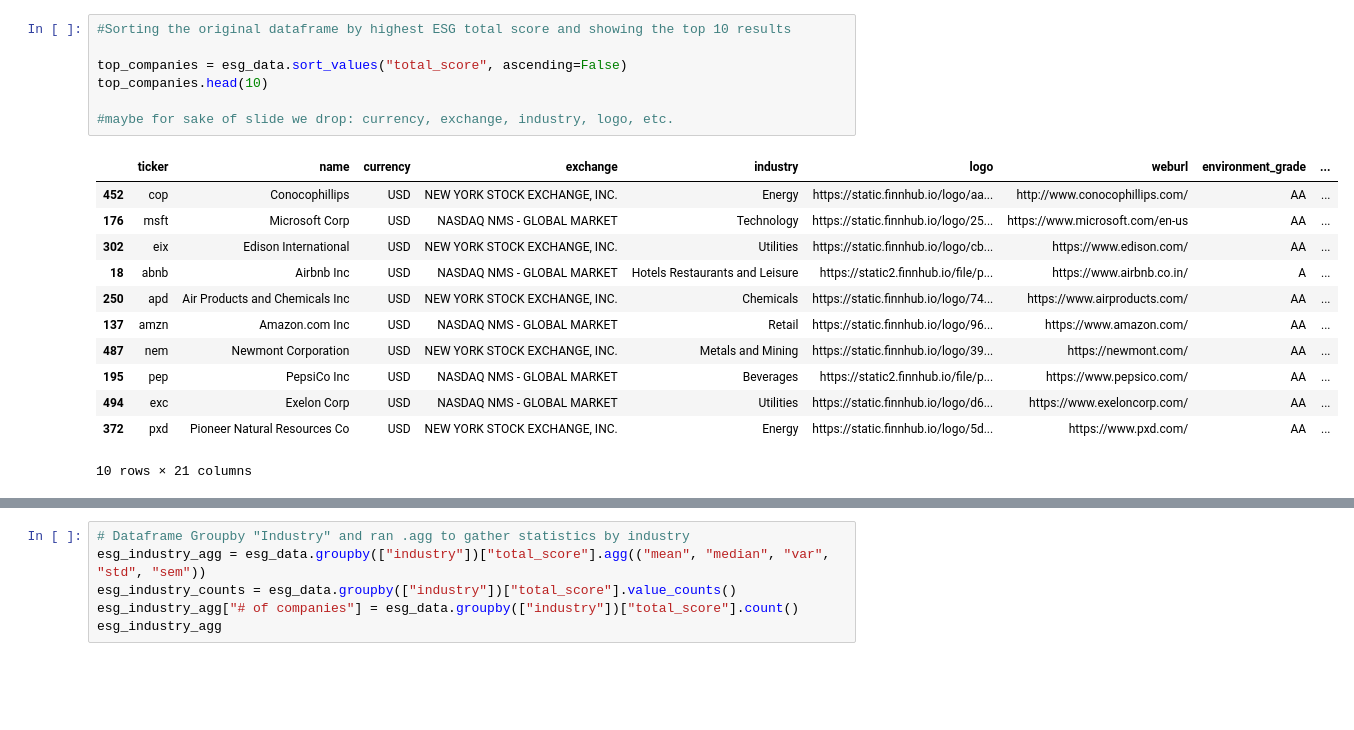
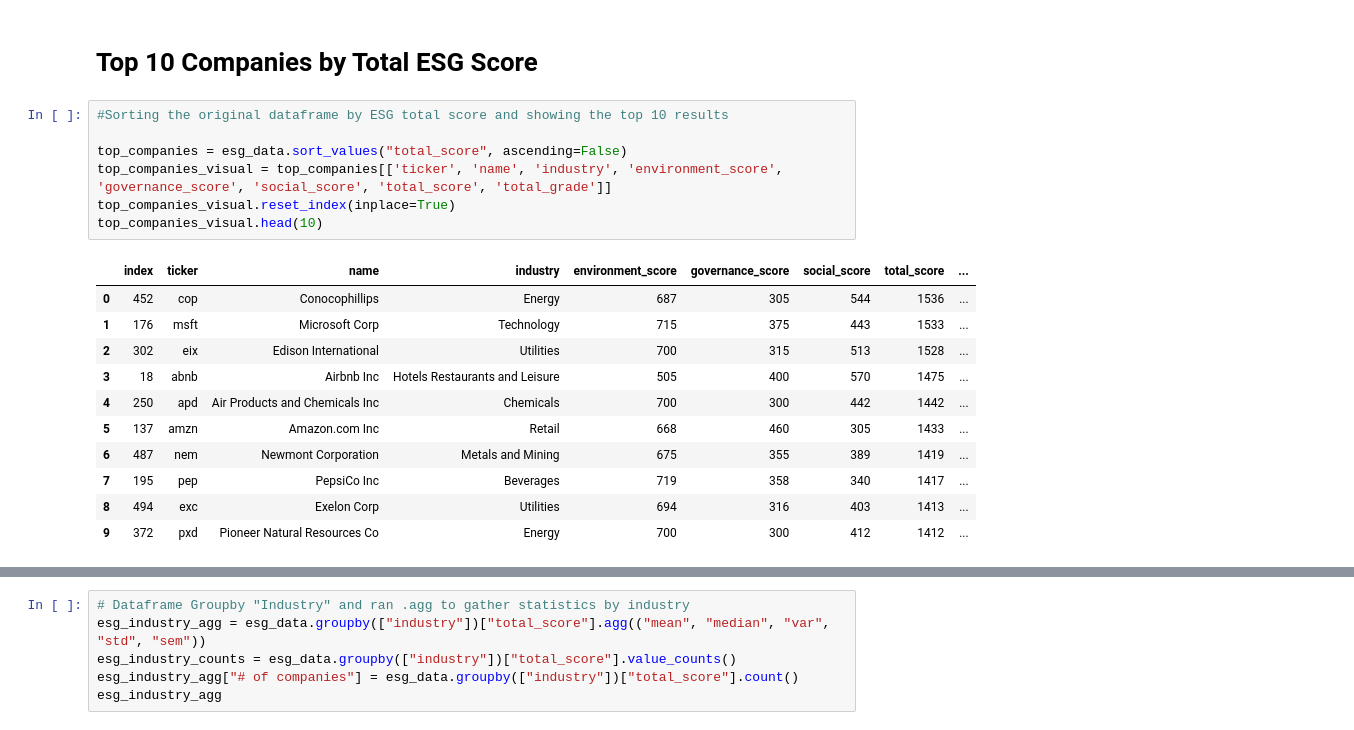
Before and after one commit to r-swift/Group-4-Project-1, a Jupyter notebook: ESG.ipynb, the cells around one changed output, grey strips where cells are left out. Saved outputs shown, nothing was run; the diff lists cells and outputs as text; blank space fills up the shorter version.

```diff
--- a/ESG.ipynb
+++ b/ESG.ipynb
@@ -35,23 +38,24 @@ esg_data.head()
 | 3 | mhk | Mohawk Industries Inc | USD | NEW YORK STOCK EXCHANGE, INC. | Consumer products | https://static.finnhub.io/logo/26... | https://mohawkind.com/ | A | ... |
 | 4 | lyv | Live Nation Entertainment Inc | USD | NEW YORK STOCK EXCHANGE, INC. | Media | https://static.finnhub.io/logo/1c... | https://www.livenationentertainme... | BBB | ... |
 5 rows × 21 columns
+# %% [markdown]
+# Top 10 Companies by Total ESG Score
 # %%
-#Sorting the original dataframe by highest ESG total score and showing the top 10 results
+#Sorting the original dataframe by ESG total score and showing the top 10 results
 
 top_companies = esg_data.sort_values("total_score", ascending=False)
-top_companies.head(10)
-
-#maybe for sake of slide we drop: currency, exchange, industry, logo, etc.
+top_companies_visual = top_companies[['ticker', 'name', 'industry', 'environment_score', 'governance_score', 'social_score', 'total_score', 'total_grade']]
+top_companies_visual.reset_index(inplace=True)
+top_companies_visual.head(10)
 # %% [output]
-|  | ticker | name | currency | exchange | industry | logo | weburl | environment_grade | ... |
-| 452 | cop | Conocophillips | USD | NEW YORK STOCK EXCHANGE, INC. | Energy | https://static.finnhub.io/logo/aa... | http://www.conocophillips.com/ | AA | ... |
-| 176 | msft | Microsoft Corp | USD | NASDAQ NMS - GLOBAL MARKET | Technology | https://static.finnhub.io/logo/25... | https://www.microsoft.com/en-us | AA | ... |
-| 302 | eix | Edison International | USD | NEW YORK STOCK EXCHANGE, INC. | Utilities | https://static.finnhub.io/logo/cb... | https://www.edison.com/ | AA | ... |
-| 18 | abnb | Airbnb Inc | USD | NASDAQ NMS - GLOBAL MARKET | Hotels Restaurants and Leisure | https://static2.finnhub.io/file/p... | https://www.airbnb.co.in/ | A | ... |
-| 250 | apd | Air Products and Chemicals Inc | USD | NEW YORK STOCK EXCHANGE, INC. | Chemicals | https://static.finnhub.io/logo/74... | https://www.airproducts.com/ | AA | ... |
-| 137 | amzn | Amazon.com Inc | USD | NASDAQ NMS - GLOBAL MARKET | Retail | https://static.finnhub.io/logo/96... | https://www.amazon.com/ | AA | ... |
-| 487 | nem | Newmont Corporation | USD | NEW YORK STOCK EXCHANGE, INC. | Metals and Mining | https://static.finnhub.io/logo/39... | https://newmont.com/ | AA | ... |
-| 195 | pep | PepsiCo Inc | USD | NASDAQ NMS - GLOBAL MARKET | Beverages | https://static2.finnhub.io/file/p... | https://www.pepsico.com/ | AA | ... |
-| 494 | exc | Exelon Corp | USD | NASDAQ NMS - GLOBAL MARKET | Utilities | https://static.finnhub.io/logo/d6... | https://www.exeloncorp.com/ | AA | ... |
-| 372 | pxd | Pioneer Natural Resources Co | USD | NEW YORK STOCK EXCHANGE, INC. | Energy | https://static.finnhub.io/logo/5d... | https://www.pxd.com/ | AA | ... |
+|  | index | ticker | name | industry | environment_score | governance_score | social_score | total_score | ... |
+| 0 | 452 | cop | Conocophillips | Energy | 687 | 305 | 544 | 1536 | ... |
+| 1 | 176 | msft | Microsoft Corp | Technology | 715 | 375 | 443 | 1533 | ... |
+| 2 | 302 | eix | Edison International | Utilities | 700 | 315 | 513 | 1528 | ... |
+| 3 | 18 | abnb | Airbnb Inc | Hotels Restaurants and Leisure | 505 | 400 | 570 | 1475 | ... |
+| 4 | 250 | apd | Air Products and Chemicals Inc | Chemicals | 700 | 300 | 442 | 1442 | ... |
+| 5 | 137 | amzn | Amazon.com Inc | Retail | 668 | 460 | 305 | 1433 | ... |
+| 6 | 487 | nem | Newmont Corporation | Metals and Mining | 675 | 355 | 389 | 1419 | ... |
+| 7 | 195 | pep | PepsiCo Inc | Beverages | 719 | 358 | 340 | 1417 | ... |
+| 8 | 494 | exc | Exelon Corp | Utilities | 694 | 316 | 403 | 1413 | ... |
+| 9 | 372 | pxd | Pioneer Natural Resources Co | Energy | 700 | 300 | 412 | 1412 | ... |
-10 rows × 21 columns
```
Also changed, not shown: parts of 53 cells of this notebook, 1 other file.
